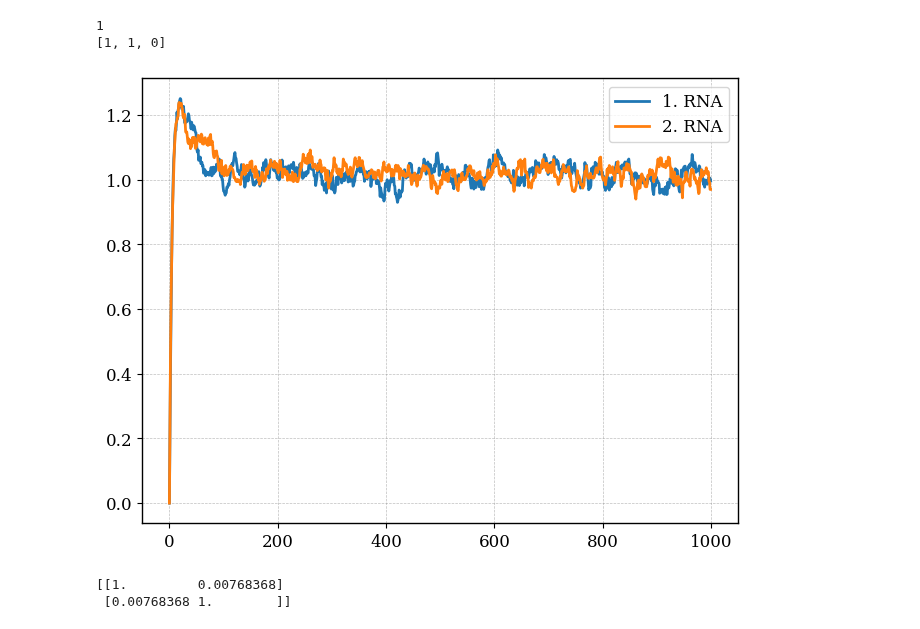
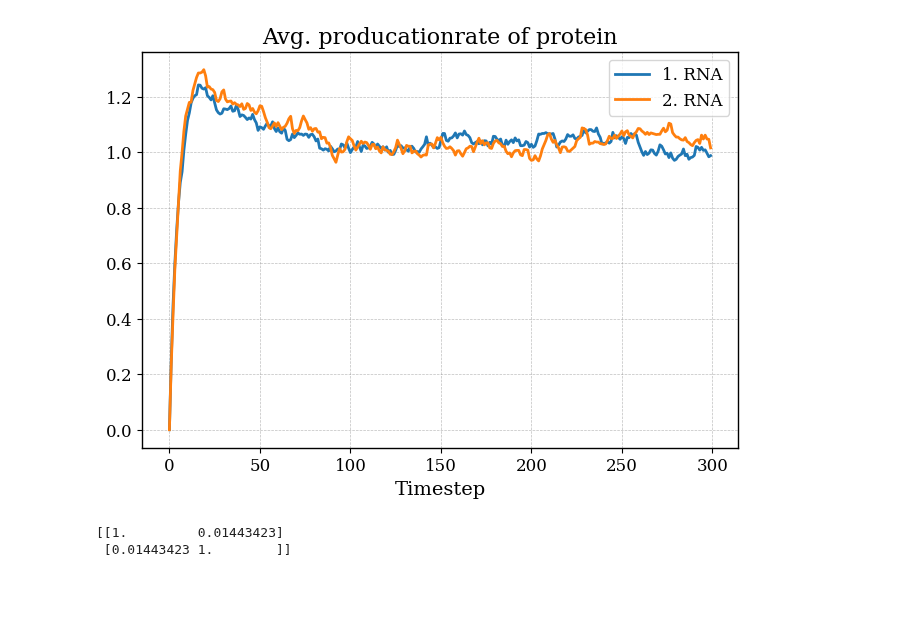
Before and after one commit to RicemanBoy/trafficRNA, a Jupyter notebook: trafficRNA.ipynb, the cells around one changed output. Drawn from its saved outputs; the diff is of its cells as text; code cells hidden in the pictures; blank space fills up the shorter version.

```diff
--- a/trafficRNA.ipynb
+++ b/trafficRNA.ipynb
@@ -7,30 +7,8 @@ from utils.simulation import *
-# %%
-road = rna(L=3, tau=1, steps=10)
-
-ribs = []
-
-ribs.append(ribo(rna=road))
-
-ribs[0].move(rna=road)
-
-
-ribs.append(ribo(rna=road))
-
-ribs[1].move(rna=road)
-ribs[1].move(rna=road)
-ribs[1].move(rna=road)
-
-
-print(ribs[0].position())
-print(road.occupation())
-# %% [output]
-1
-[1, 1, 0]
 # %%
 #This case: Large pool of TFs A,B,C, so we assume that p_a ,p_B and p_C are constant and both rna strings have the same probablilities. Also the unbound probabilities are the same as p_a, etc.
 
 
-def simulation(probs: list, timesteps: int, shots: int):
+def simulation_dustin(probs: list, timesteps: int, shots: int):
     avg1, avg2, std1, std2 = [],[],[],[]
     total1, total2 = np.array([0 for i in range(timesteps)]), np.array([0 for i in range(timesteps)])
 
@@ -185,15 +163,17 @@ time, avg1, std1, avg2, std2, avg_corr = simulation(probs=probabilities, timeste
 # %%
 probabilities = [0.08, 0.08, 0.08, 0.02, 0.02, 0.02]
 
-time, avg1, std1, avg2, std2, avg_corr = simulation(probs=probabilities, timesteps=1000, shots = 1000)
+time, avg1, std1, avg2, std2, avg_corr = simulation_dustin(probs=probabilities, timesteps=300, shots = 1000)
 
 plt.plot(time, avg1, label="1. RNA")
 plt.plot(time, avg2, label="2. RNA")
+plt.xlabel("Timestep")
+plt.title("Avg. producationrate of protein")
 plt.legend()
 plt.show()
 
 print(avg_corr)
 # %% [output]
-[figure, old version]
+[figure, new version]
-[[1.         0.00768368]
- [0.00768368 1.        ]]
+[[1.         0.01443423]
+ [0.01443423 1.        ]]
```
Also changed, not shown: parts of 4 cells of this notebook, 2 other files.
